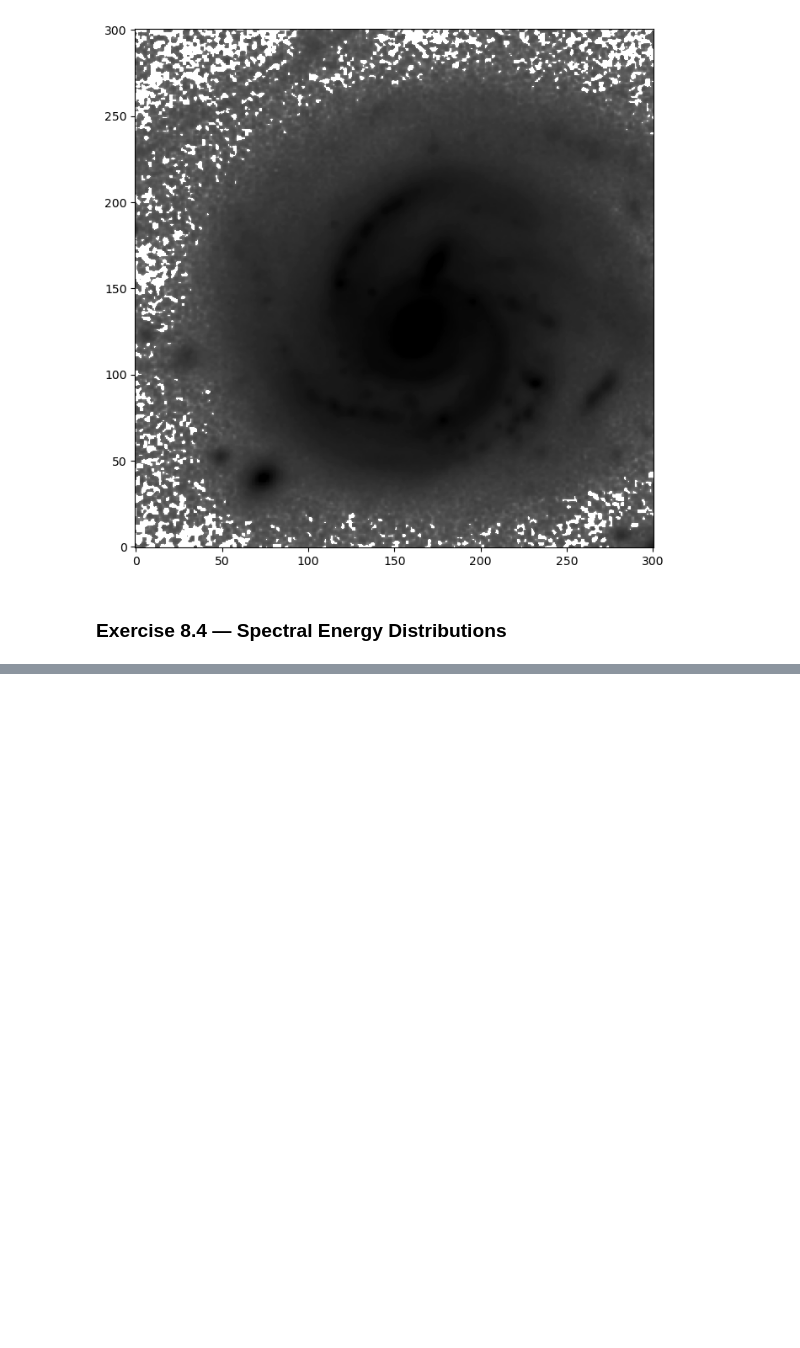
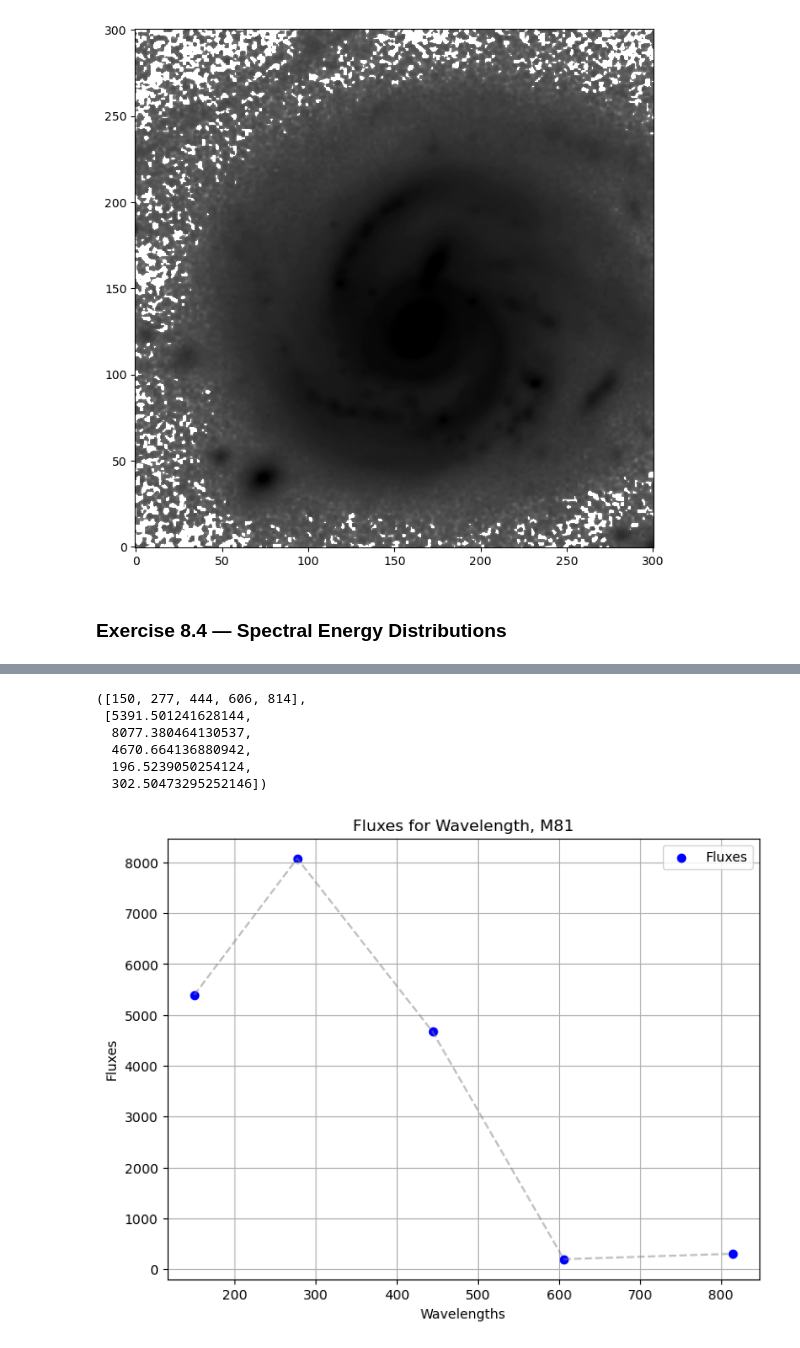
Before and after one commit to hexijin/scientific-data-analysis, a Jupyter notebook: psets/ps04.ipynb, the cells around one changed output, grey strips where cells are left out. Drawn from its saved outputs; the diff is of its cells as text; code cells hidden in the pictures; blank space fills up the shorter version.

```diff
--- a/psets/ps04.ipynb
+++ b/psets/ps04.ipynb
@@ -130,12 +130,15 @@ bg_annulus.plot(color='C0', lw=3);
 # open the file
 
 image_paths = [
+    '../BookDatasets/HST_JWST/jwst_f150W_crop.fits',
+    '../BookDatasets/HST_JWST/jwst_f277W_crop.fits',
+    '../BookDatasets/HST_JWST/jwst_f444W_crop.fits',
     '../BookDatasets/HST_JWST/hst_f606W_crop.fits',
     '../BookDatasets/HST_JWST/hst_f814W_crop.fits',
-    '../BookDatasets/HST_JWST/jwst_f150W_crop.fits',
-    '../BookDatasets/HST_JWST/jwst_f277W_crop.fits',
-    '../BookDatasets/HST_JWST/jwst_f444W_crop.fits'
+
 ]
+
+wavelengths = [150, 277, 444, 606, 814]
 
 def load_fits_image(image_path):
     with fits.open(image_path) as hdu:
@@ -166,0 +170,39 @@ for image in images:
+# %%
+from photutils.aperture import ApertureStats, aperture_photometry
+
+def calculate_subtracted_flux(image):
+    # Perform aperture photometry
+    phot_table = aperture_photometry(image, aperture)
+    flux = phot_table['aperture_sum'][0]
+
+    # Calculate background in annulus
+    bg_stats = ApertureStats(image, bg_annulus)
+    bkg_mean = bg_stats.mean
+
+    # Calculate background-subtracted flux
+    subtracted_flux = flux - bkg_mean * aperture.area
+
+    return subtracted_flux
+
+fluxes = [calculate_subtracted_flux(image) for image in images]
+
+(wavelengths, fluxes)
+# %% [output]
+([150, 277, 444, 606, 814],
+ [5391.501241628144,
+  8077.380464130537,
+  4670.664136880942,
+  196.5239050254124,
+  302.50473295252146])
+# %%
+fig, ax = plt.subplots(figsize=(8, 6))
+ax.scatter(wavelengths, fluxes, c='blue', marker='o', label='Fluxes')
+ax.plot(wavelengths, fluxes, c='gray', linestyle='--', alpha=0.5) # Connect the dots
+ax.set_xlabel('Wavelengths')
+ax.set_ylabel('Fluxes')
+ax.set_title('Fluxes for Wavelength, M81')
+ax.grid(True)
+ax.legend()
+plt.show();
+# %% [output]
+[figure, added]
```
Also changed, not shown: parts of 1 cell of this notebook.
